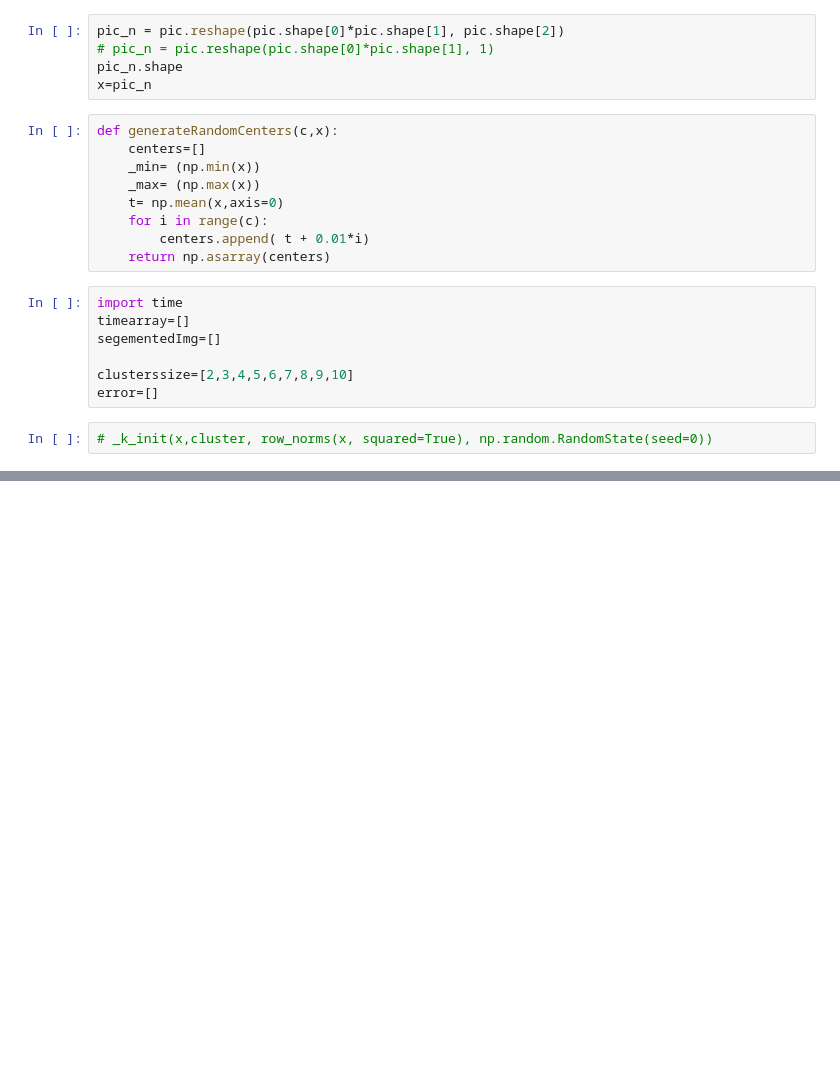
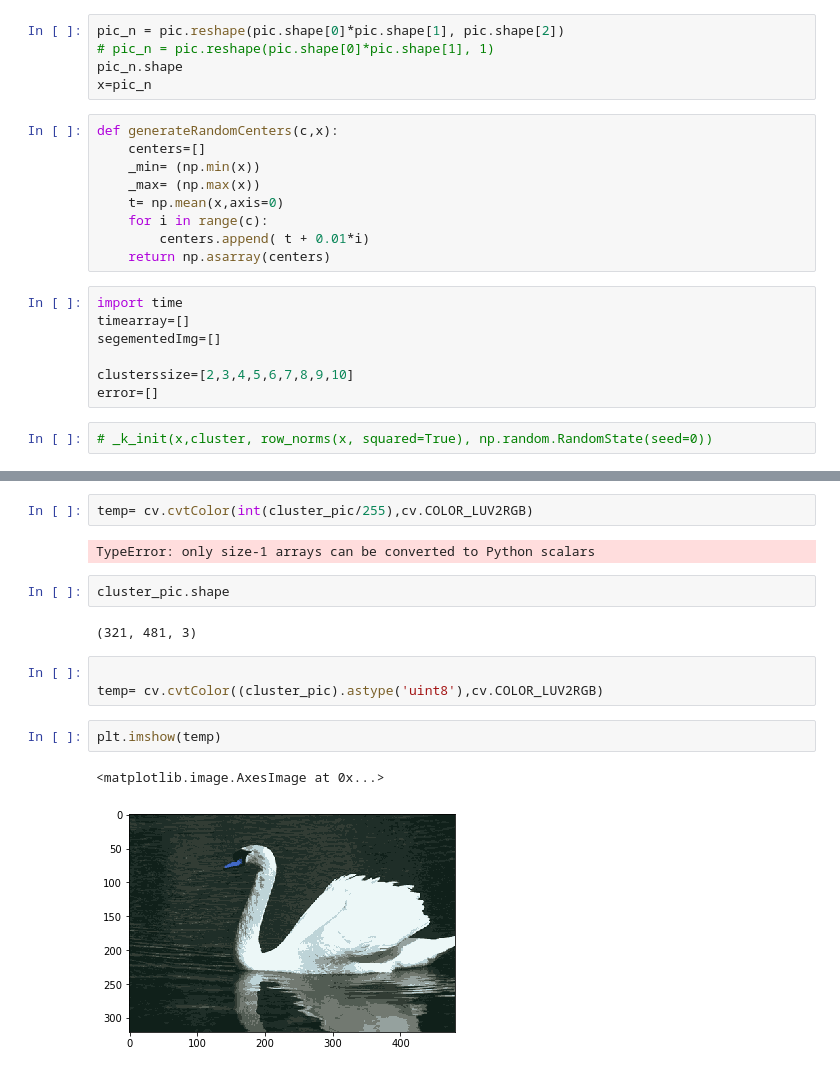
Before and after one commit to henockmamo54/POCS_CLUSTERING, a Jupyter notebook: Experiments/Image Segmentation exp/secondRound/_POCS.ipynb, the cells around one changed output, grey strips where cells are left out. Saved outputs shown, nothing was run; the diff lists cells and outputs as text; blank space fills up the shorter version.

```diff
--- a/Experiments/Image Segmentation exp/secondRound/_POCS.ipynb
+++ b/Experiments/Image Segmentation exp/secondRound/_POCS.ipynb
@@ -267,0 +285,16 @@ error
+# %%
+temp= cv.cvtColor(int(cluster_pic/255),cv.COLOR_LUV2RGB)
+# %% [output]
+TypeError: only size-1 arrays can be converted to Python scalars
+# %%
+cluster_pic.shape
+# %% [output]
+(321, 481, 3)
+# %%
+
+temp= cv.cvtColor((cluster_pic).astype('uint8'),cv.COLOR_LUV2RGB)
+# %%
+plt.imshow(temp)
+# %% [output]
+<matplotlib.image.AxesImage at 0x...>
+[figure, added]
```
Also changed, not shown: parts of 8 cells of this notebook, 20 other files.
